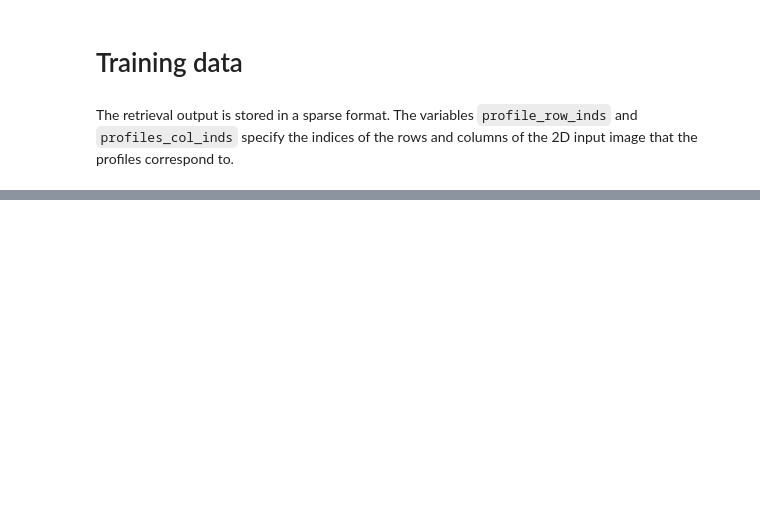
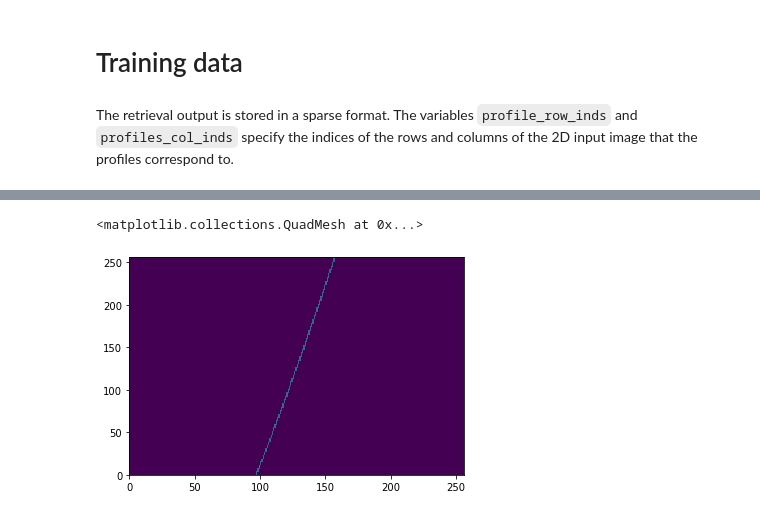
Before and after one commit to SEE-GEO/ccic, a Jupyter notebook: notebooks/training_data.ipynb, the cells around one changed output, grey strips where cells are left out. Cells and saved outputs as stored; diff of their text form; code cells hidden in the pictures; blank space fills up the shorter version.

```diff
--- a/notebooks/training_data.ipynb
+++ b/notebooks/training_data.ipynb
@@ -61,0 +169,5 @@ plt.colorbar(m, cax=cax, label="Cloud class")
+# %%
+plt.pcolormesh(y["cloud_class"][10], vmin=-1, vmax=2)
+# %% [output]
+<matplotlib.collections.QuadMesh at 0x...>
+[figure, added]
```
Also changed, not shown: parts of 23 cells of this notebook, 8 other files.
